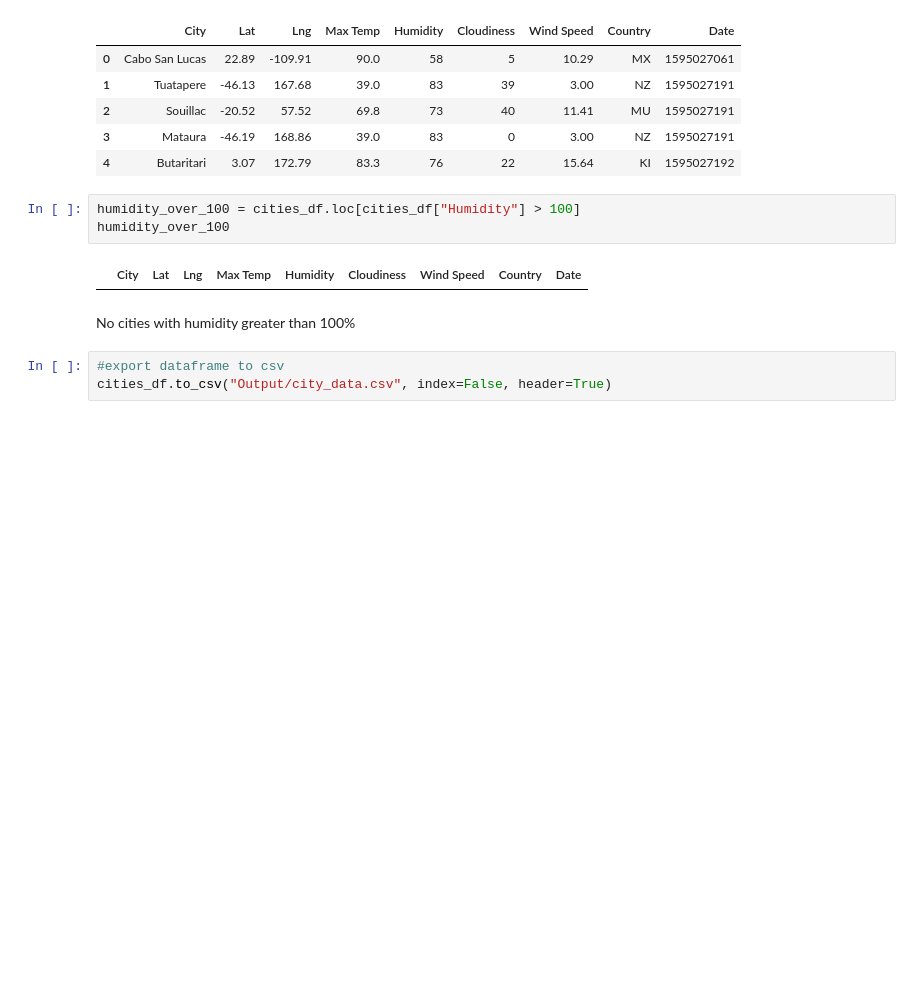
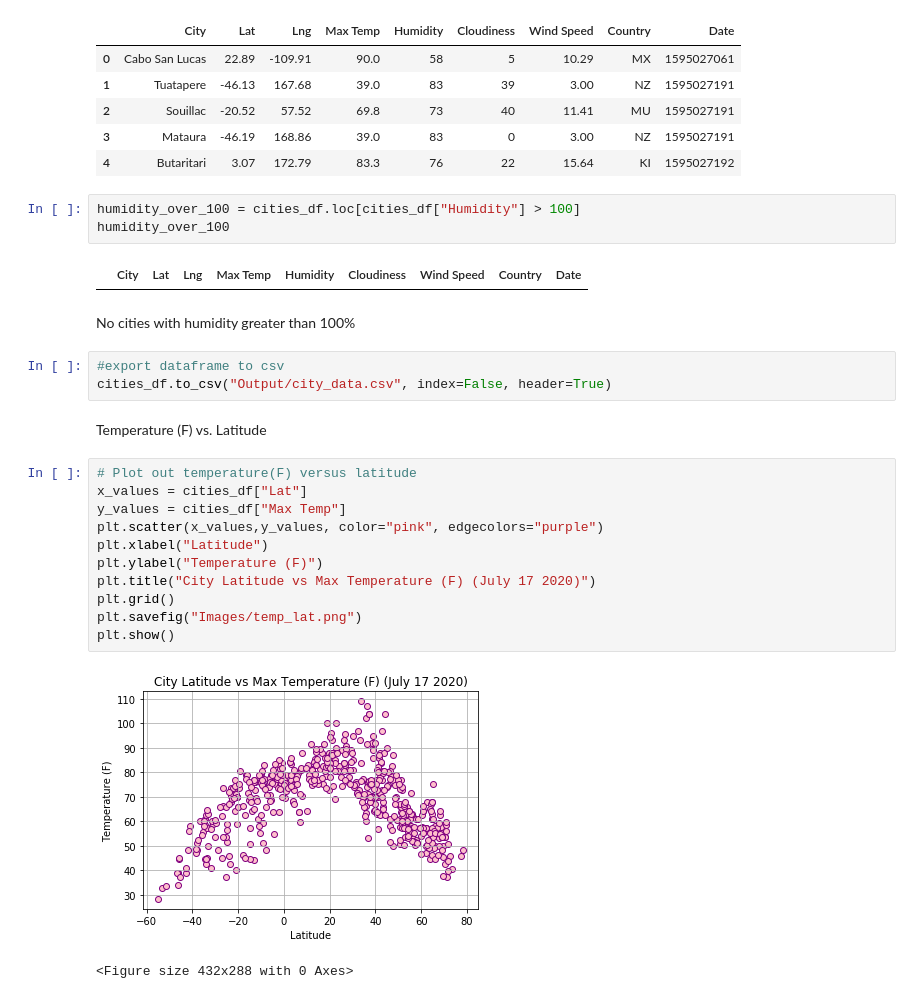
Before and after one commit to alissavokes/python-api-challenge, a Jupyter notebook: WeatherPy/WeatherPy.ipynb, the cells around one changed output. Drawn from its saved outputs; the diff is of its cells as text; blank space fills up the shorter version.

Commit message:
scatter plots added

```diff
--- a/WeatherPy/WeatherPy.ipynb
+++ b/WeatherPy/WeatherPy.ipynb
@@ -141,3 +141,19 @@ No cities with humidity greater than 100%
 # %%
 #export dataframe to csv
 cities_df.to_csv("Output/city_data.csv", index=False, header=True)
+# %% [markdown]
+Temperature (F) vs. Latitude
+# %%
+# Plot out temperature(F) versus latitude
+x_values = cities_df["Lat"]
+y_values = cities_df["Max Temp"]
+plt.scatter(x_values,y_values, color="pink", edgecolors="purple")
+plt.xlabel("Latitude")
+plt.ylabel("Temperature (F)")
+plt.title("City Latitude vs Max Temperature (F) (July 17 2020)")
+plt.grid()
+plt.savefig("Images/temp_lat.png")
+plt.show()
+# %% [output]
+[figure, added]
+<Figure size 432x288 with 0 Axes>
```
Also changed, not shown: parts of 6 cells of this notebook.
